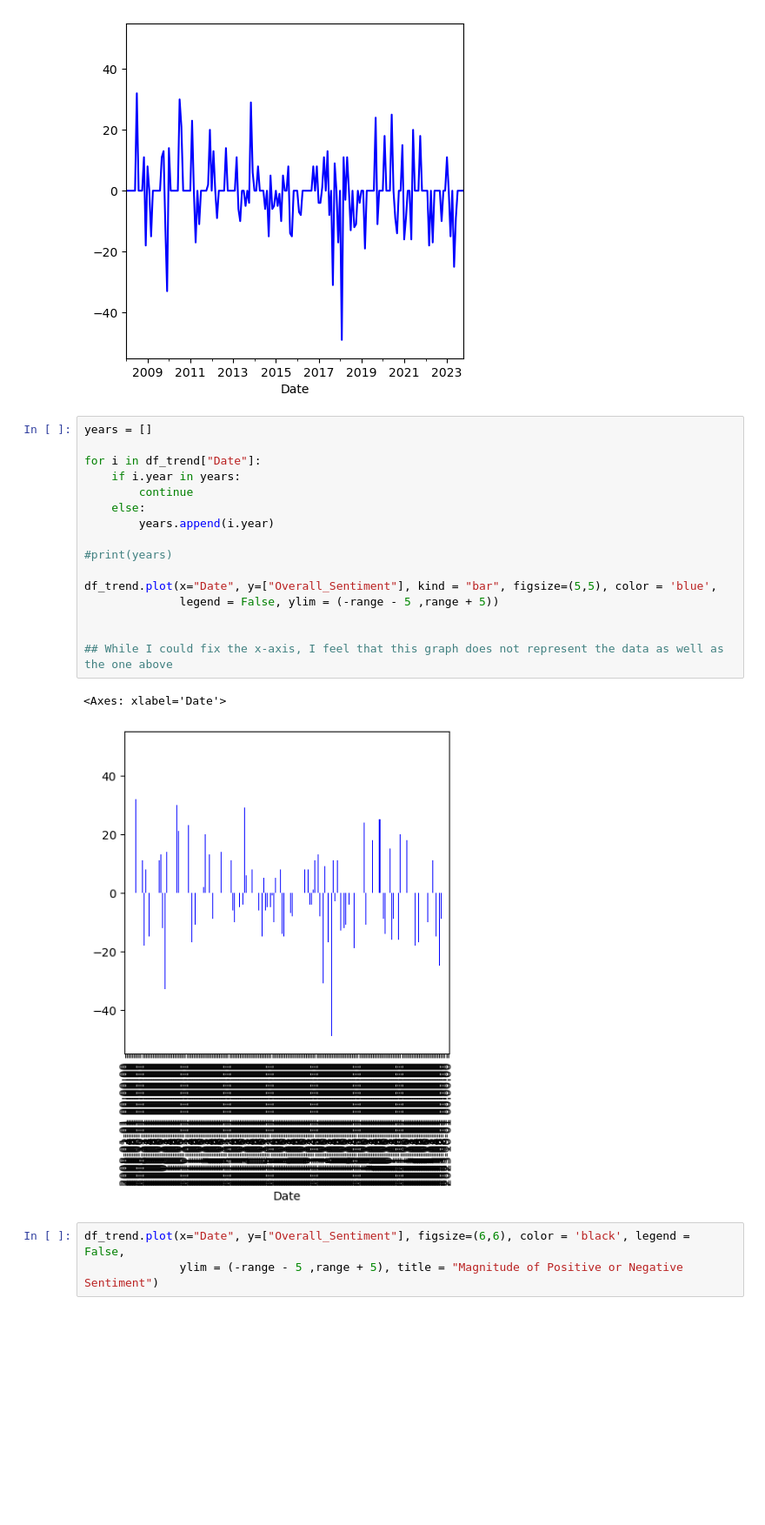
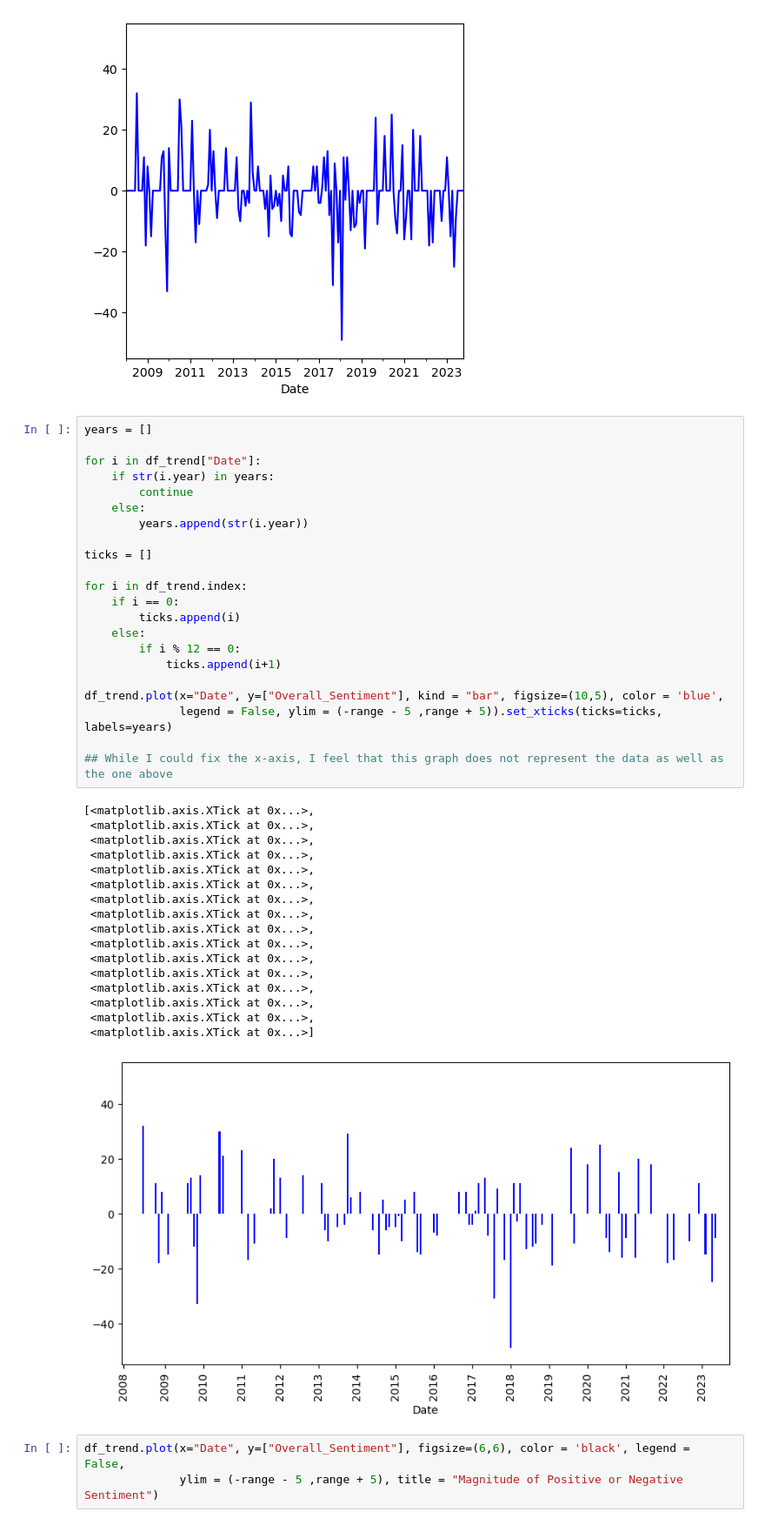
Before and after one commit to galibest2/as.180.369, a Jupyter notebook: contrib/galibest2/Research-Paper-Notebook.ipynb, the cells around one changed output. Shown at 87% size. Drawn from its saved outputs; the diff is of its cells as text; blank space fills up the shorter version.

Commit message:
Made revisions to data visualization.

```diff
--- a/contrib/galibest2/Research-Paper-Notebook.ipynb
+++ b/contrib/galibest2/Research-Paper-Notebook.ipynb
@@ -187,22 +187,43 @@ df_trend.plot(x="Date", y=["Overall_Sentiment"], figsize=(5,5), color = 'blue',
 # %%
 years = []
 
 for i in df_trend["Date"]:
-    if i.year in years:
+    if str(i.year) in years:
         continue
     else:
-        years.append(i.year)
+        years.append(str(i.year))
 
-#print(years)
+ticks = []
 
-df_trend.plot(x="Date", y=["Overall_Sentiment"], kind = "bar", figsize=(5,5), color = 'blue',
-              legend = False, ylim = (-range - 5 ,range + 5))
+for i in df_trend.index:
+    if i == 0:
+        ticks.append(i)
+    else:
+        if i % 12 == 0:
+            ticks.append(i+1)
 
+df_trend.plot(x="Date", y=["Overall_Sentiment"], kind = "bar", figsize=(10,5), color = 'blue',
+              legend = False, ylim = (-range - 5 ,range + 5)).set_xticks(ticks=ticks, labels=years)
 
 ## While I could fix the x-axis, I feel that this graph does not represent the data as well as the one above
 # %% [output]
-<Axes: xlabel='Date'>
+[<matplotlib.axis.XTick at 0x...>,
+ <matplotlib.axis.XTick at 0x...>,
+ <matplotlib.axis.XTick at 0x...>,
+ <matplotlib.axis.XTick at 0x...>,
+ <matplotlib.axis.XTick at 0x...>,
+ <matplotlib.axis.XTick at 0x...>,
+ <matplotlib.axis.XTick at 0x...>,
+ <matplotlib.axis.XTick at 0x...>,
+ <matplotlib.axis.XTick at 0x...>,
+ <matplotlib.axis.XTick at 0x...>,
+ <matplotlib.axis.XTick at 0x...>,
+ <matplotlib.axis.XTick at 0x...>,
+ <matplotlib.axis.XTick at 0x...>,
+ <matplotlib.axis.XTick at 0x...>,
+ <matplotlib.axis.XTick at 0x...>,
+ <matplotlib.axis.XTick at 0x...>]
-[figure, old version]
+[figure, new version]
 # %%
 df_trend.plot(x="Date", y=["Overall_Sentiment"], figsize=(6,6), color = 'black', legend = False,
               ylim = (-range - 5 ,range + 5), title = "Magnitude of Positive or Negative Sentiment")
```
Also changed, not shown: parts of 9 cells of this notebook.
